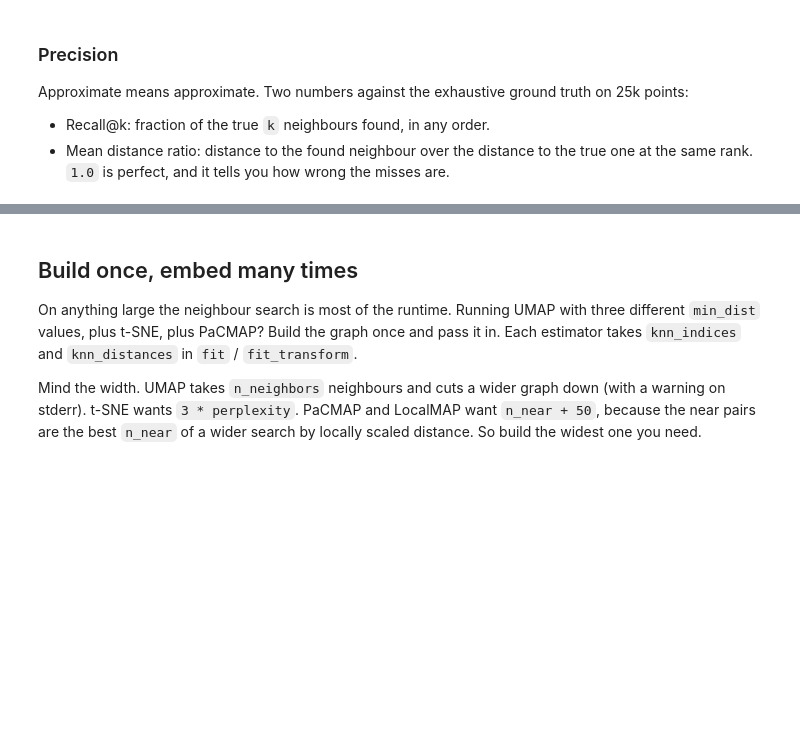
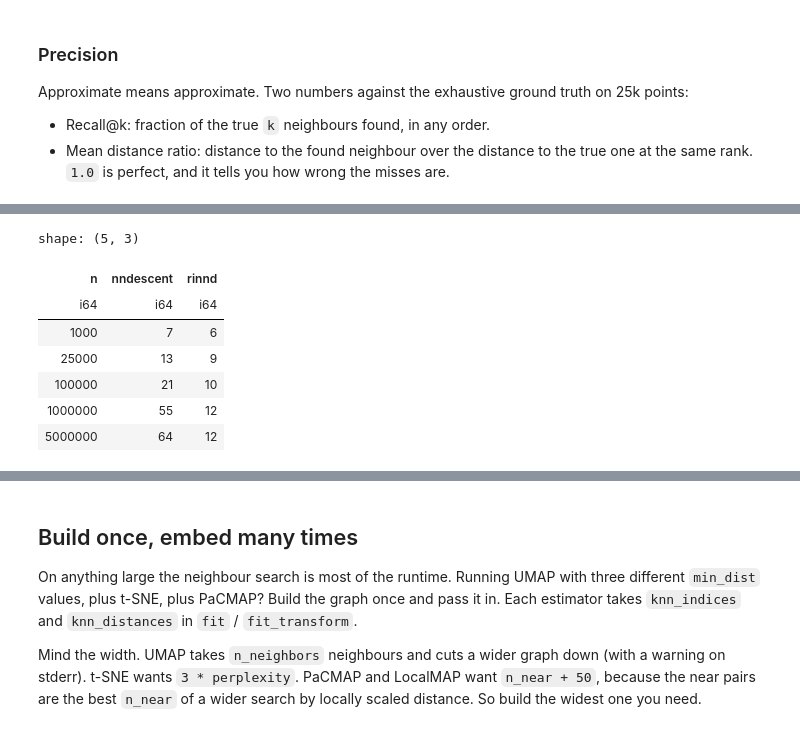
Before and after one commit to GregorLueg/manifolds-rs, a Jupyter notebook: python/docs/vignettes/knn_searches.ipynb, the cells around one changed output, grey strips where cells are left out. Saved outputs shown, nothing was run; the diff lists cells and outputs as text; code cells hidden in the pictures; blank space fills up the shorter version.

```diff
--- a/python/docs/vignettes/knn_searches.ipynb
+++ b/python/docs/vignettes/knn_searches.ipynb
@@ -184,0 +206,14 @@ comparison of the methods, see the
+# %%
+pl.DataFrame({"n": [1_000, 25_000, 100_000, 1_000_000, 5_000_000]}).with_columns(
+    nndescent=(5 + (pl.col("n").sqrt() / 20).round()).clip(upper_bound=64),
+    rinnd=(2 * pl.col("n").log10()).round().clip(3, 12),
+).cast(pl.Int64)
+# %% [output]
+shape: (5, 3)
+| n | nndescent | rinnd |
+| i64 | i64 | i64 |
+| 1000 | 7 | 6 |
+| 25000 | 13 | 9 |
+| 100000 | 21 | 10 |
+| 1000000 | 55 | 12 |
+| 5000000 | 64 | 12 |
```
Also changed, not shown: parts of 11 cells of this notebook, 5 other files.
